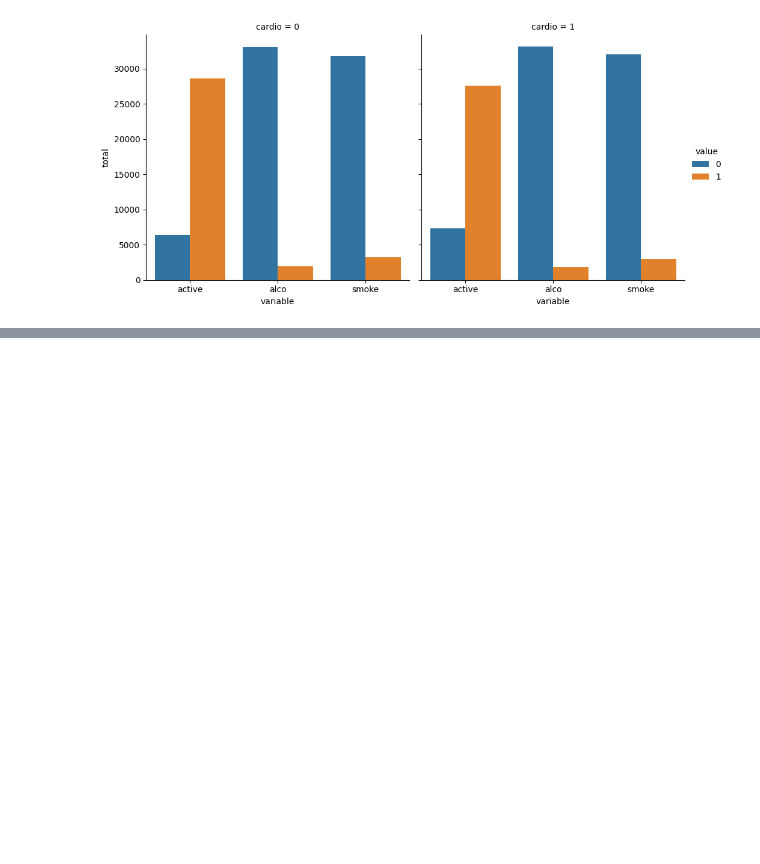
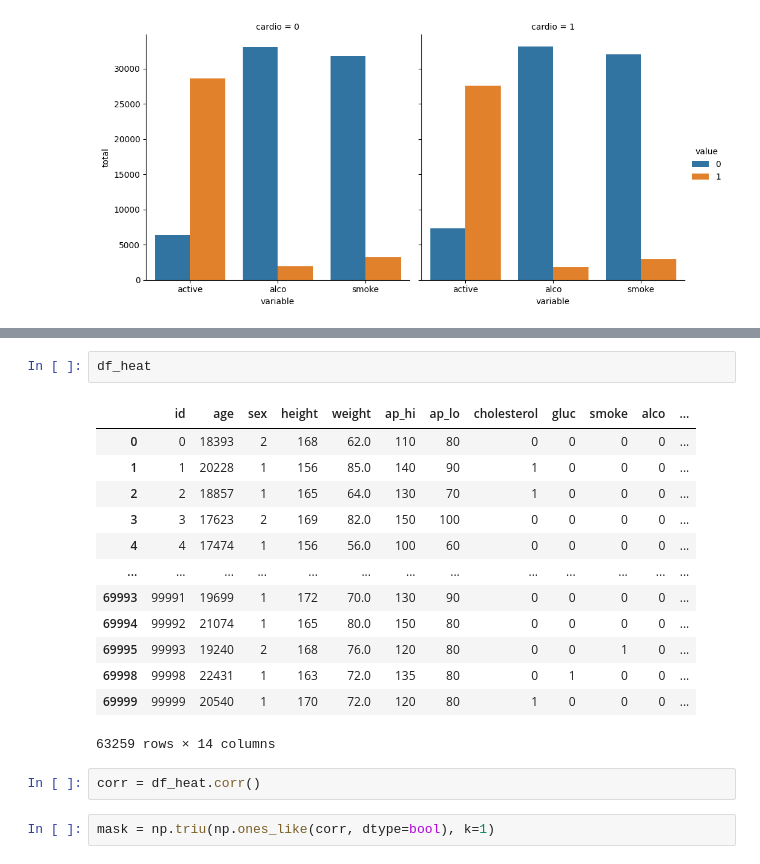
Before and after one commit to vrmelox/datana, a Jupyter notebook: python_fcc/medical_data_visualizer/medical_data_visualizer.ipynb, the cells around one changed output, grey strips where cells are left out. Cells and saved outputs as stored; diff of their text form; blank space fills up the shorter version.

```diff
--- a/python_fcc/medical_data_visualizer/medical_data_visualizer.ipynb
+++ b/python_fcc/medical_data_visualizer/medical_data_visualizer.ipynb
@@ -110,0 +136,20 @@ fig = sns.catplot(data=df_cat, x='variable', y='total', hue='value', col='cardio
+# %%
+df_heat
+# %% [output]
+|  | id | age | sex | height | weight | ap_hi | ap_lo | cholesterol | gluc | smoke | alco | ... |
+| 0 | 0 | 18393 | 2 | 168 | 62.0 | 110 | 80 | 0 | 0 | 0 | 0 | ... |
+| 1 | 1 | 20228 | 1 | 156 | 85.0 | 140 | 90 | 1 | 0 | 0 | 0 | ... |
+| 2 | 2 | 18857 | 1 | 165 | 64.0 | 130 | 70 | 1 | 0 | 0 | 0 | ... |
+| 3 | 3 | 17623 | 2 | 169 | 82.0 | 150 | 100 | 0 | 0 | 0 | 0 | ... |
+| 4 | 4 | 17474 | 1 | 156 | 56.0 | 100 | 60 | 0 | 0 | 0 | 0 | ... |
+| ... | ... | ... | ... | ... | ... | ... | ... | ... | ... | ... | ... | ... |
+| 69993 | 99991 | 19699 | 1 | 172 | 70.0 | 130 | 90 | 0 | 0 | 0 | 0 | ... |
+| 69994 | 99992 | 21074 | 1 | 165 | 80.0 | 150 | 80 | 0 | 0 | 0 | 0 | ... |
+| 69995 | 99993 | 19240 | 2 | 168 | 76.0 | 120 | 80 | 0 | 0 | 1 | 0 | ... |
+| 69998 | 99998 | 22431 | 1 | 163 | 72.0 | 135 | 80 | 0 | 1 | 0 | 0 | ... |
+| 69999 | 99999 | 20540 | 1 | 170 | 72.0 | 120 | 80 | 1 | 0 | 0 | 0 | ... |
+63259 rows × 14 columns
+# %%
+corr = df_heat.corr()
+# %%
+mask = np.triu(np.ones_like(corr, dtype=bool), k=1)
```
Also changed, not shown: parts of 4 cells of this notebook, 9 other files.
